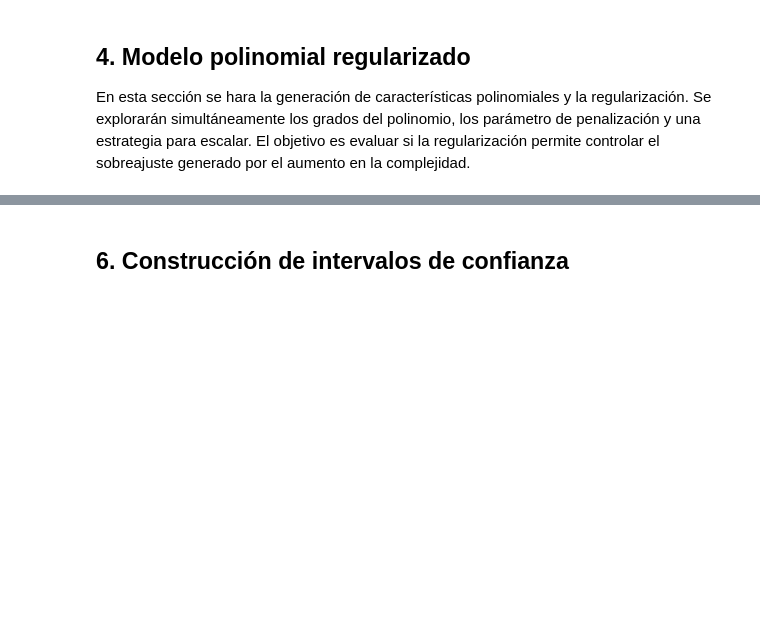
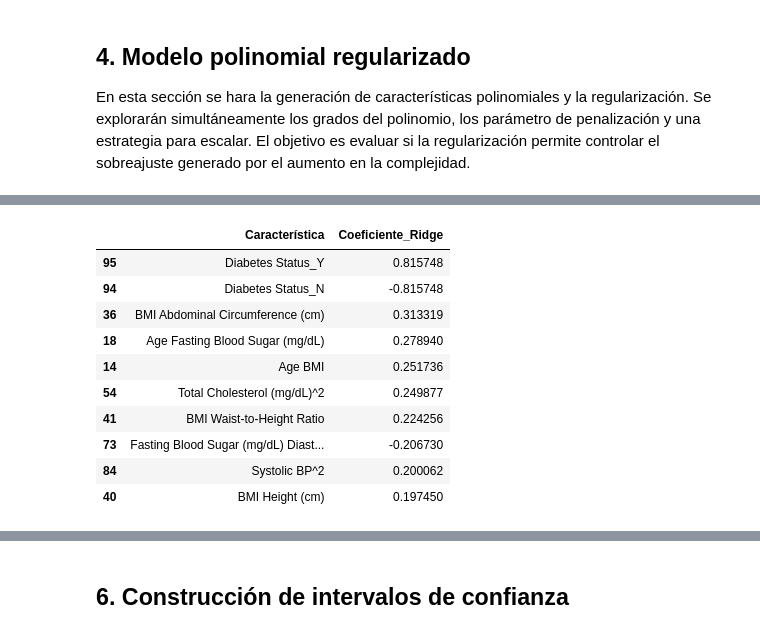
Before and after one commit to lfelipesales/Laboratorios-AprendizajeDeMaquina, a Jupyter notebook: LAB2/Laboratorio2.ipynb, the cells around one changed output, grey strips where cells are left out. Saved outputs shown, nothing was run; the diff lists cells and outputs as text; code cells hidden in the pictures; blank space fills up the shorter version.

```diff
--- a/LAB2/Laboratorio2.ipynb
+++ b/LAB2/Laboratorio2.ipynb
@@ -1104,0 +1121,5 @@ Haremos una tabla comparando: RMSE, MAE y R² y basados en los datos explicaremo
+# %%
+categorical_transformer = Pipeline(steps=[
+    ("imputer", SimpleImputer(strategy="most_frequent")),
+    ("onehot", OneHotEncoder(handle_unknown="ignore"))
+])
@@ -1104,0 +1133,5 @@ Haremos una tabla comparando: RMSE, MAE y R² y basados en los datos explicaremo
+# %%
+pipeline_poly_ridge = Pipeline(steps=[
+    ("preprocessor", preprocessor_poly),
+    ("model", Ridge())
+])
@@ -1104,0 +1162,13 @@ Haremos una tabla comparando: RMSE, MAE y R² y basados en los datos explicaremo
+# %%
+grid_poly_ridge = GridSearchCV(
+    estimator=pipeline_poly_ridge,
+    param_grid=param_grid_ridge,
+    cv=kfold,
+    scoring="neg_root_mean_squared_error",
+    n_jobs=-1
+)
+
+grid_poly_ridge.fit(X_train, y_train)
+
+print("Mejor Alpha Ridge:", grid_poly_ridge.best_params_['model__alpha'])
+print("Mejor RMSE Ridge:", -grid_poly_ridge.best_score_)
@@ -1104,0 +1275,34 @@ Haremos una tabla comparando: RMSE, MAE y R² y basados en los datos explicaremo
+# %%
+preprocessor_ridge = best_poly_ridge.named_steps["preprocessor"]
+feature_names_ridge = preprocessor_ridge.get_feature_names_out()
+
+# Extraer coeficientes
+coefs_ridge = best_poly_ridge.named_steps["model"].coef_
+
+# Construir DataFrame
+coef_ridge_df = pd.DataFrame({
+    "Característica": feature_names_ridge,
+    "Coeficiente_Ridge": coefs_ridge
+})
+
+# Limpiar nombres
+coef_ridge_df["Característica"] = coef_ridge_df["Característica"].str.split("__").str[-1]
+
+# Ordenar por magnitud
+coef_ridge_df_sorted = coef_ridge_df.sort_values(
+    "Coeficiente_Ridge", key=abs, ascending=False
+)
+
+coef_ridge_df_sorted.head(10)
+# %% [output]
+|  | Característica | Coeficiente_Ridge |
+| 95 | Diabetes Status_Y | 0.815748 |
+| 94 | Diabetes Status_N | -0.815748 |
+| 36 | BMI Abdominal Circumference (cm) | 0.313319 |
+| 18 | Age Fasting Blood Sugar (mg/dL) | 0.278940 |
+| 14 | Age BMI | 0.251736 |
+| 54 | Total Cholesterol (mg/dL)^2 | 0.249877 |
+| 41 | BMI Waist-to-Height Ratio | 0.224256 |
+| 73 | Fasting Blood Sugar (mg/dL) Diast... | -0.206730 |
+| 84 | Systolic BP^2 | 0.200062 |
+| 40 | BMI Height (cm) | 0.197450 |
```
Also changed, not shown: parts of 41 cells of this notebook.
